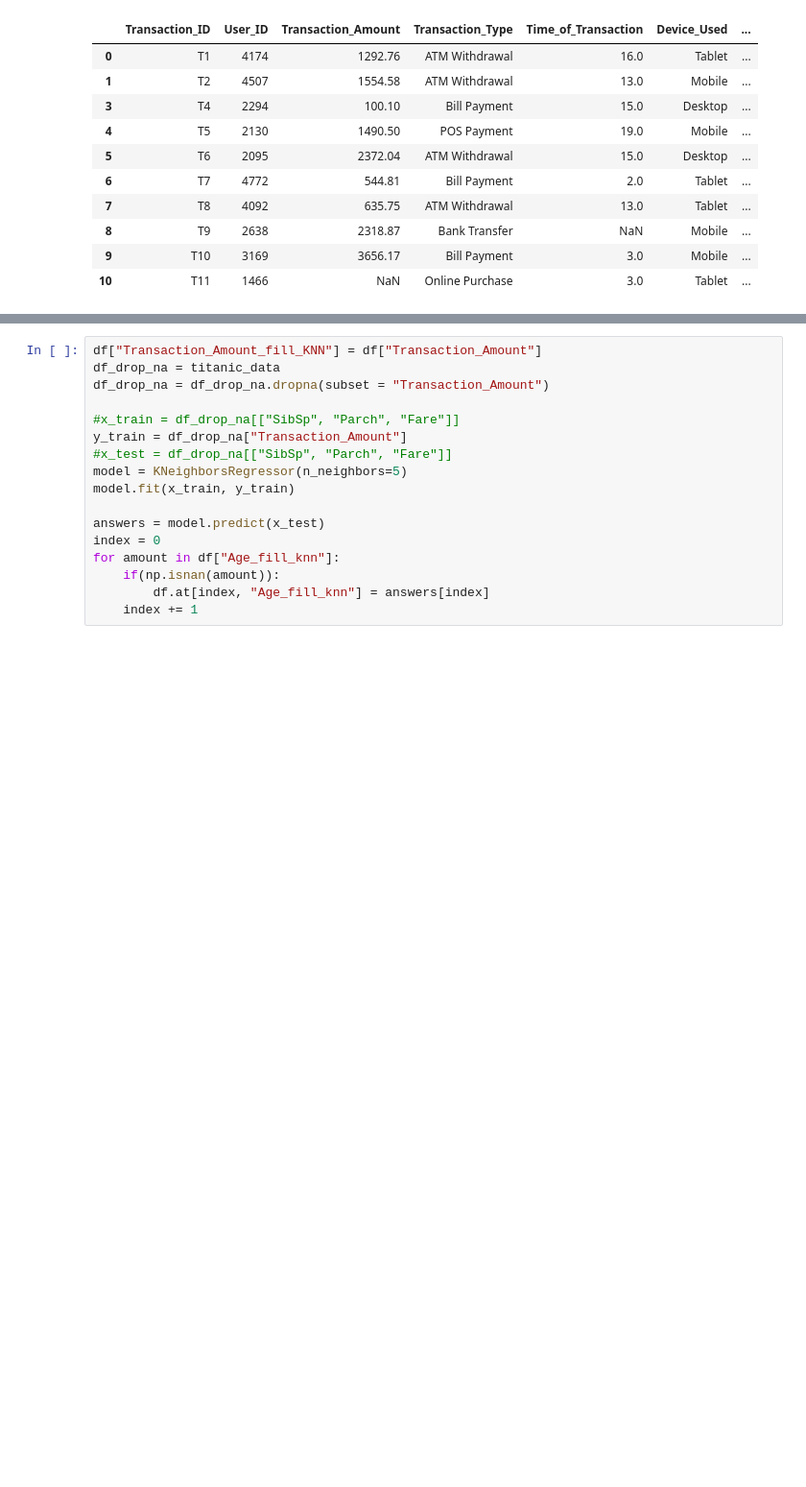
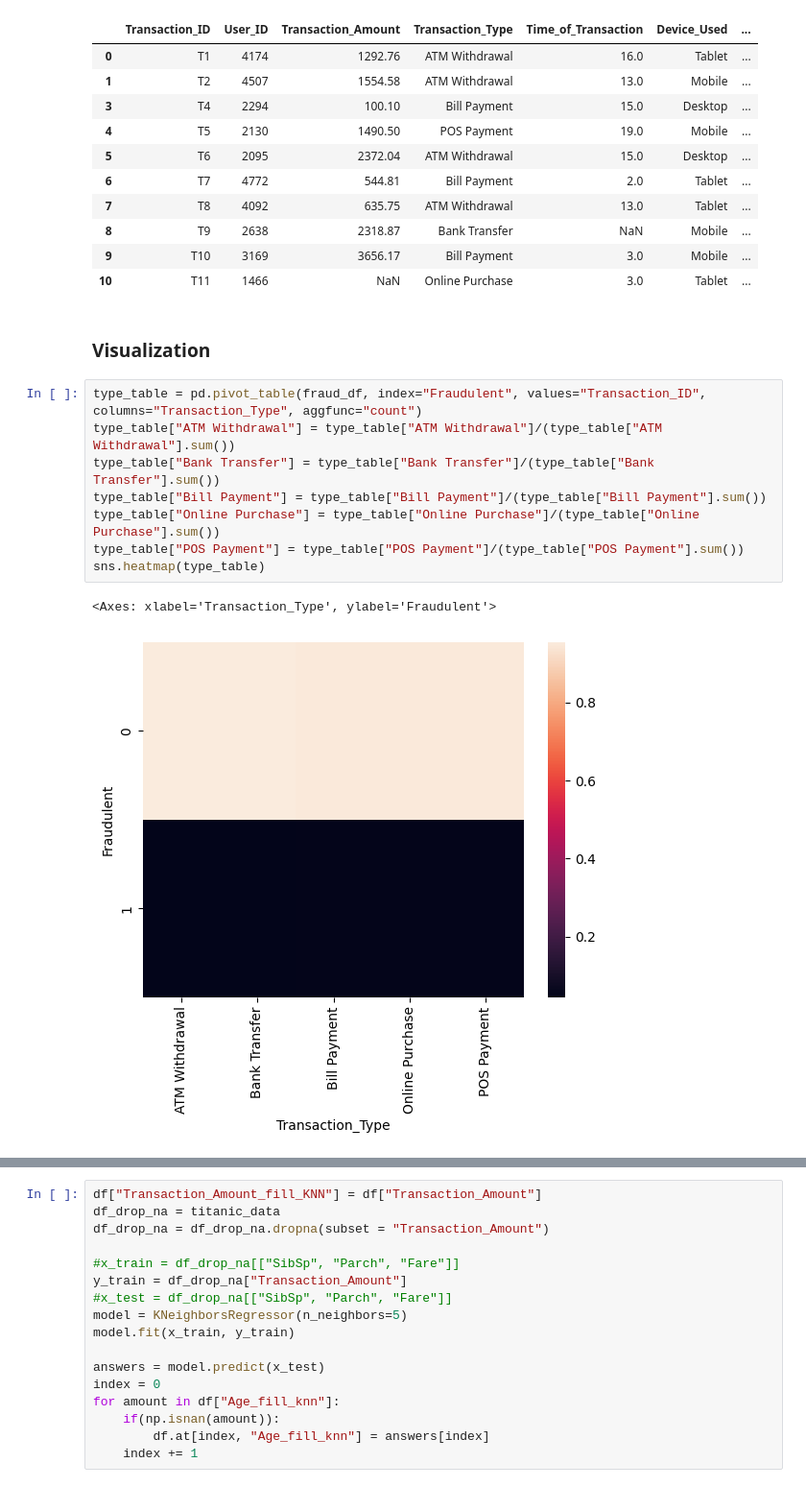
Before and after one commit to schuberte2026/DS_Project, a Jupyter notebook: Data Cleaning.ipynb, the cells around one changed output, grey strips where cells are left out. Shown at 96% size. Saved outputs shown, nothing was run; the diff lists cells and outputs as text; blank space fills up the shorter version.

Commit message:
Visualization

```diff
--- a/Data Cleaning.ipynb
+++ b/Data Cleaning.ipynb
@@ -90,3 +93,16 @@ fraud_df.head(10)
 | 8 | T9 | 2638 | 2318.87 | Bank Transfer | NaN | Mobile | ... |
 | 9 | T10 | 3169 | 3656.17 | Bill Payment | 3.0 | Mobile | ... |
 | 10 | T11 | 1466 | NaN | Online Purchase | 3.0 | Tablet | ... |
+# %% [markdown]
+### Visualization
+# %%
+type_table = pd.pivot_table(fraud_df, index="Fraudulent", values="Transaction_ID", columns="Transaction_Type", aggfunc="count")
+type_table["ATM Withdrawal"] = type_table["ATM Withdrawal"]/(type_table["ATM Withdrawal"].sum())
+type_table["Bank Transfer"] = type_table["Bank Transfer"]/(type_table["Bank Transfer"].sum())
+type_table["Bill Payment"] = type_table["Bill Payment"]/(type_table["Bill Payment"].sum())
+type_table["Online Purchase"] = type_table["Online Purchase"]/(type_table["Online Purchase"].sum())
+type_table["POS Payment"] = type_table["POS Payment"]/(type_table["POS Payment"].sum())
+sns.heatmap(type_table)
+# %% [output]
+<Axes: xlabel='Transaction_Type', ylabel='Fraudulent'>
+[figure, added]
```
Also changed, not shown: parts of 7 cells of this notebook.
